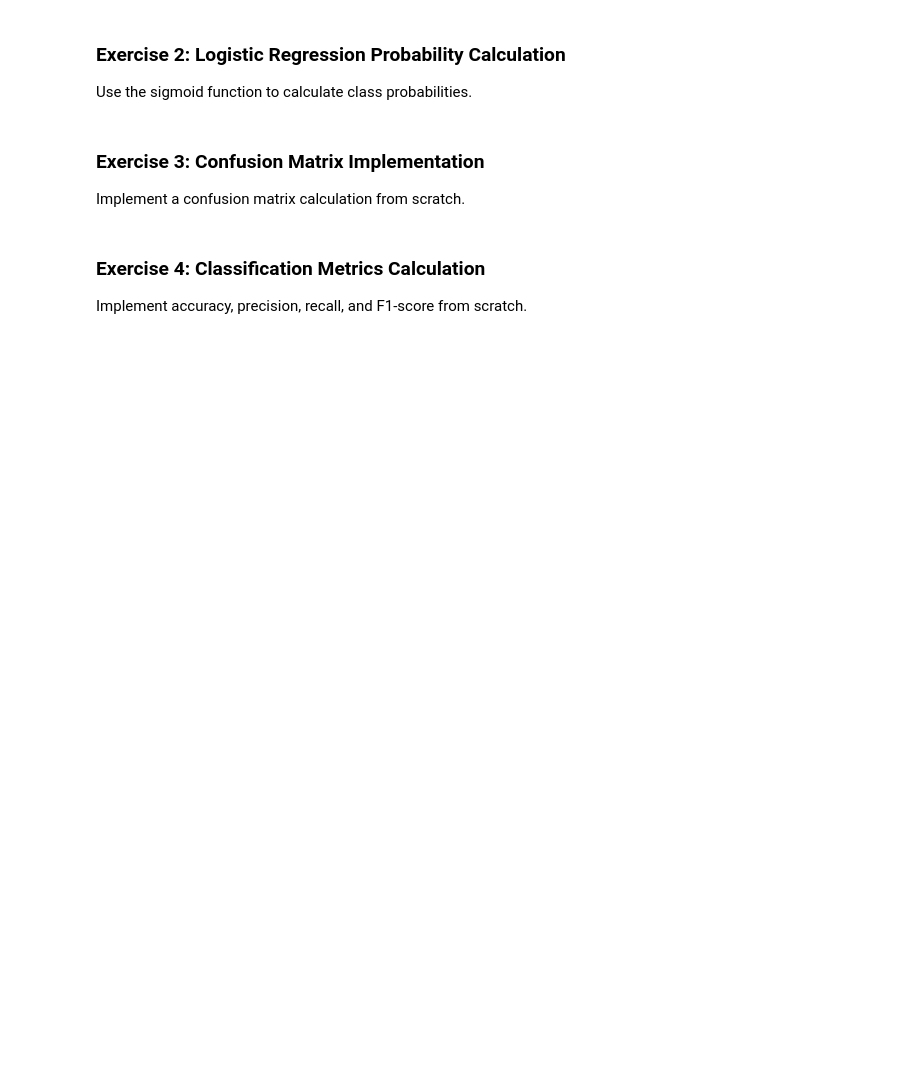
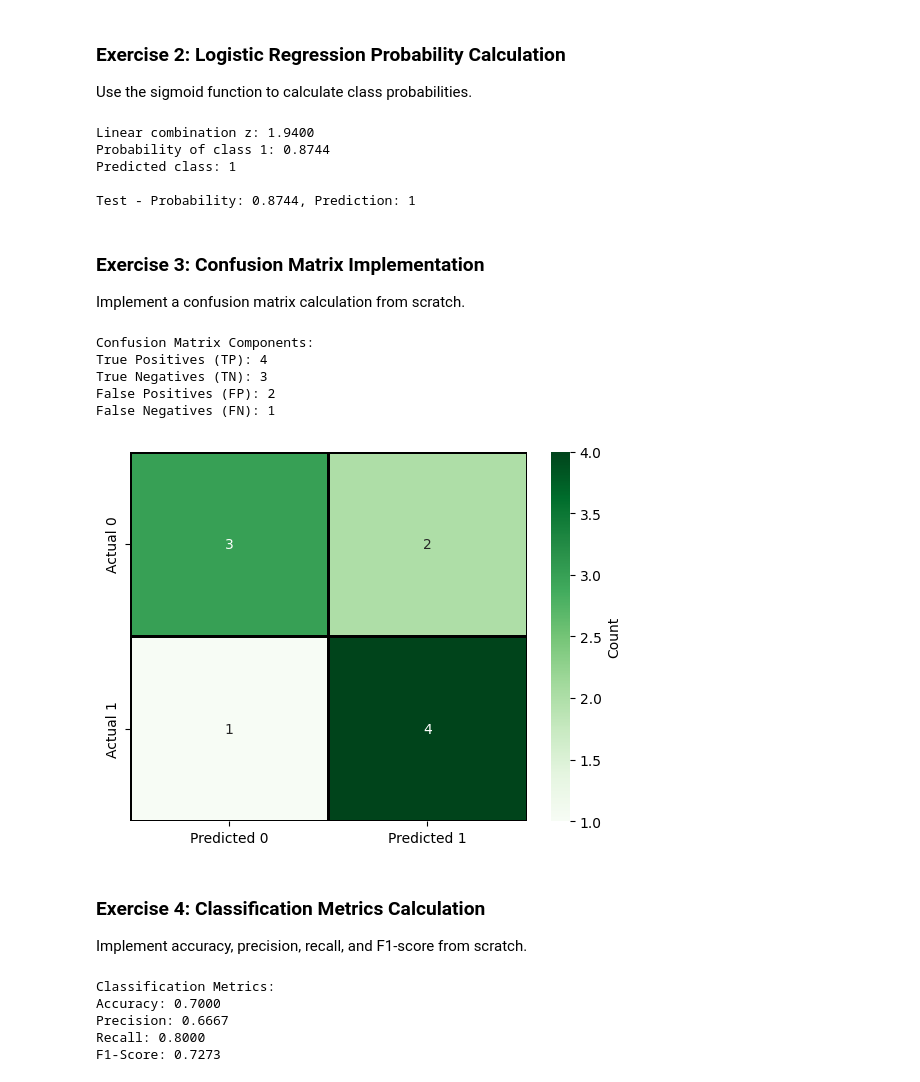
Before and after one commit to ejc9378/Fall-2025-Data-Science-Bootcamp, a Jupyter notebook: Week 8 HW.ipynb, the cells around one changed output. Cells and saved outputs as stored; diff of their text form; code cells hidden in the pictures; blank space fills up the shorter version.

```diff
--- a/Week 8 HW.ipynb
+++ b/Week 8 HW.ipynb
@@ -61,16 +67,16 @@ coef1 = 0.8
 coef2 = -0.3
 
 # TODO: Calculate the linear combination z
-# z = ?
+z = 1.5*0.8 + -0.8*-0.3 + 0.5
 
 # TODO: Use sigmoid to calculate probability of class 1
-# probability = ?
+probability = sigmoid(z)
 
 print(f"Linear combination z: {z:.4f}")
 print(f"Probability of class 1: {probability:.4f}")
 
 # TODO: Based on a threshold of 0.5, make a prediction
-# prediction = ?
+prediction = 1 if probability >= 0.5 else 0
 print(f"Predicted class: {prediction}")
 
 # TODO: Create a function that takes features, coefficients, and bias
@@ -79,16 +85,24 @@ def predict_probability(features, coefficients, bias, threshold=0.5):
     """
     Calculate probability and prediction using sigmoid function
     """
-    # Your code here
-    pass
+    score = np.dot(features, coefficients) + bias
+    prob = sigmoid(score)
+    pred = 1 if probability >= threshold else 0
+    return prob, pred
 
 # Test the function
 test_features = [1.5, -0.8]
 test_coefficients = [0.8, -0.3]
 test_bias = 0.5
 
-# prob, pred = predict_probability(test_features, test_coefficients, test_bias)
-# print(f"\nTest - Probability: {prob:.4f}, Prediction: {pred}")
+prob, pred = predict_probability(test_features, test_coefficients, test_bias)
+print(f"\nTest - Probability: {prob:.4f}, Prediction: {pred}")
+# %% [output]
+Linear combination z: 1.9400
+Probability of class 1: 0.8744
+Predicted class: 1
+
+Test - Probability: 0.8744, Prediction: 1
 # %% [markdown]
 ### Exercise 3: Confusion Matrix Implementation
 
@@ -96,33 +110,52 @@ Implement a confusion matrix calculation from scratch.
 # %%
 # Sample true labels and predictions
 y_true = [0, 1, 0, 1, 1, 0, 1, 0, 0, 1]
 y_pred = [0, 1, 1, 1, 0, 0, 1, 0, 1, 1]
 
 # TODO: Calculate TP, TN, FP, FN from scratch
 def calculate_confusion_matrix(y_true, y_pred):
     """
     Calculate confusion matrix components
     """
     TP = TN = FP = FN = 0
-    # Your code here
+    for i in range(len(y_true)):
+        if y_true[i] == y_pred[i] == 1:
+            TP+=1
+        elif y_true[i] == y_pred[i] == 0:
+            TN+=1
+        elif y_true[i] == 1 and y_pred[i] == 0:
+            FN+=1
+        elif y_true[i] == 0 and y_pred[i] == 1:
+            FP+=1
     return TP, TN, FP, FN
 
 # TODO: Test your function
-# TP, TN, FP, FN = calculate_confusion_matrix(y_true, y_pred)
+TP, TN, FP, FN = calculate_confusion_matrix(y_true, y_pred)
 
 print("Confusion Matrix Components:")
 print(f"True Positives (TP): {TP}")
 print(f"True Negatives (TN): {TN}")
 print(f"False Positives (FP): {FP}")
 print(f"False Negatives (FN): {FN}")
 
 # TODO: Create a visualization of the confusion matrix
 import seaborn as sns
-
+sns.heatmap(conf_matrix, annot=True, fmt='d', cmap='Greens',
+            xticklabels=['Predicted 0', 'Predicted 1'],
+            yticklabels=['Actual 0', 'Actual 1'],
+            cbar_kws={'label': 'Count'},
+            linewidths=2, linecolor='black')
 conf_matrix = np.array([[TN, FP], [FN, TP]])
-# Your plotting code here
-plt.title('Confusion Matrix')
-plt.show()
+# # Your plotting code here
+# plt.title('Confusion Matrix')
+# plt.show()
+# %% [output]
+Confusion Matrix Components:
+True Positives (TP): 4
+True Negatives (TN): 3
+False Positives (FP): 2
+False Negatives (FN): 1
+[figure, added]
 # %% [markdown]
 ### Exercise 4: Classification Metrics Calculation
 
@@ -135,19 +168,24 @@ def calculate_metrics(TP, TN, FP, FN):
     """
     accuracy = precision = recall = f1 = 0
 
-    # Your code here
-    # Calculate accuracy
-    # Calculate precision
-    # Calculate recall
-    # Calculate F1-score
+    accuracy = (TP + TN) / (TP + TN + FP + FN)
+    precision = TP / (TP + FP)
+    recall = TP / (TP + FN)
+    f1 = 2 * (precision * recall) / (precision+recall)
 
     return accuracy, precision, recall, f1
 
 # TODO: Calculate metrics using the confusion matrix from Exercise 3
-# accuracy, precision, recall, f1 = calculate_metrics(TP, TN, FP, FN)
+accuracy, precision, recall, f1 = calculate_metrics(TP, TN, FP, FN)
 
 print("\nClassification Metrics:")
 print(f"Accuracy: {accuracy:.4f}")
 print(f"Precision: {precision:.4f}")
 print(f"Recall: {recall:.4f}")
 print(f"F1-Score: {f1:.4f}")
+# %% [output]
+Classification Metrics:
+Accuracy: 0.7000
+Precision: 0.6667
+Recall: 0.8000
+F1-Score: 0.7273
```
Also changed, not shown: parts of 1 cell of this notebook.
